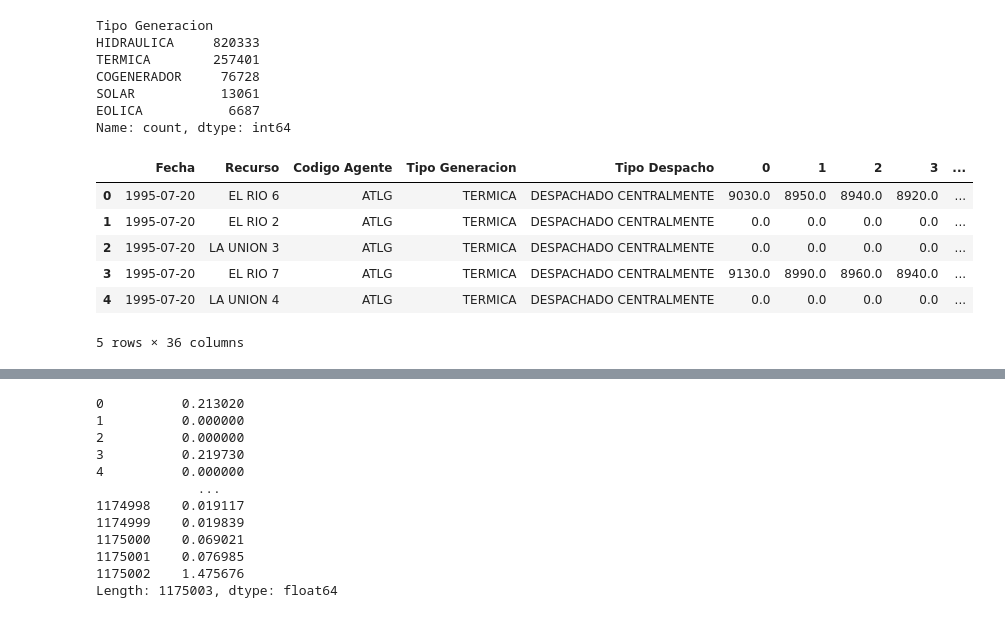
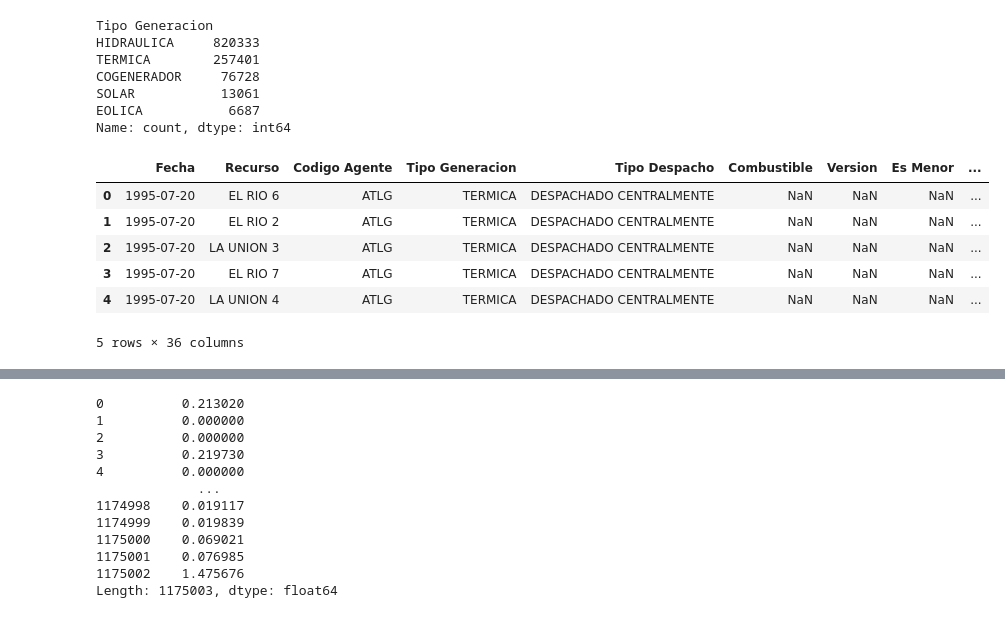
Before and after one commit to Mateoferrnandez/Projects, a Jupyter notebook: Personal Projects/Generacion electrica en Colombia/Dtacleaning.ipynb, the cells around one changed output, grey strips where cells are left out. Saved outputs shown, nothing was run; the diff lists cells and outputs as text; code cells hidden in the pictures.

Commit message:
Generacion Electrica

```diff
--- a/Personal Projects/Generacion electrica en Colombia/Dtacleaning.ipynb
+++ b/Personal Projects/Generacion electrica en Colombia/Dtacleaning.ipynb
@@ -378,17 +328,17 @@ EOLICA           6687
 Name: count, dtype: int64
 # %%
 union["Total"]=union[union.columns[5:29]].sum(axis=1)
-union=union[['Fecha', 'Recurso', 'Codigo Agente', 'Tipo Generacion', 'Tipo Despacho',
+union=union[['Fecha', 'Recurso', 'Codigo Agente', 'Tipo Generacion', 'Tipo Despacho','Combustible', 'Version', 'Es Menor', 'Es Autogenerador',
+       'Codigo Recurso', 'Clasificacion',
        '0', '1', '2', '3', '4', '5', '6', '7', '8', '9', '10', '11', '12',
        '13', '14', '15', '16', '17', '18', '19', '20', '21', '22', '23','Total',
-       'Combustible', 'Version', 'Es Menor', 'Es Autogenerador',
-       'Codigo Recurso', 'Clasificacion']]
+       ]]
 union.head()
 # %% [output]
-|  | Fecha | Recurso | Codigo Agente | Tipo Generacion | Tipo Despacho | 0 | 1 | 2 | 3 | ... |
-| 0 | 1995-07-20 | EL RIO 6 | ATLG | TERMICA | DESPACHADO CENTRALMENTE | 9030.0 | 8950.0 | 8940.0 | 8920.0 | ... |
-| 1 | 1995-07-20 | EL RIO 2 | ATLG | TERMICA | DESPACHADO CENTRALMENTE | 0.0 | 0.0 | 0.0 | 0.0 | ... |
-| 2 | 1995-07-20 | LA UNION 3 | ATLG | TERMICA | DESPACHADO CENTRALMENTE | 0.0 | 0.0 | 0.0 | 0.0 | ... |
-| 3 | 1995-07-20 | EL RIO 7 | ATLG | TERMICA | DESPACHADO CENTRALMENTE | 9130.0 | 8990.0 | 8960.0 | 8940.0 | ... |
-| 4 | 1995-07-20 | LA UNION 4 | ATLG | TERMICA | DESPACHADO CENTRALMENTE | 0.0 | 0.0 | 0.0 | 0.0 | ... |
+|  | Fecha | Recurso | Codigo Agente | Tipo Generacion | Tipo Despacho | Combustible | Version | Es Menor | ... |
+| 0 | 1995-07-20 | EL RIO 6 | ATLG | TERMICA | DESPACHADO CENTRALMENTE | NaN | NaN | NaN | ... |
+| 1 | 1995-07-20 | EL RIO 2 | ATLG | TERMICA | DESPACHADO CENTRALMENTE | NaN | NaN | NaN | ... |
+| 2 | 1995-07-20 | LA UNION 3 | ATLG | TERMICA | DESPACHADO CENTRALMENTE | NaN | NaN | NaN | ... |
+| 3 | 1995-07-20 | EL RIO 7 | ATLG | TERMICA | DESPACHADO CENTRALMENTE | NaN | NaN | NaN | ... |
+| 4 | 1995-07-20 | LA UNION 4 | ATLG | TERMICA | DESPACHADO CENTRALMENTE | NaN | NaN | NaN | ... |
 5 rows × 36 columns
```
Also changed, not shown: parts of 8 cells of this notebook.
